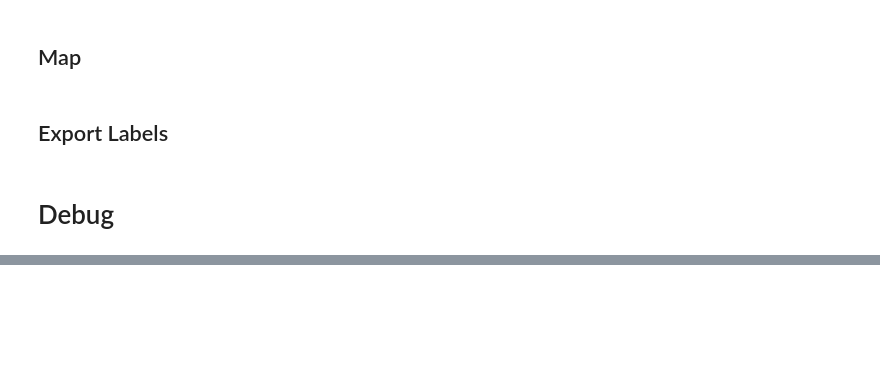
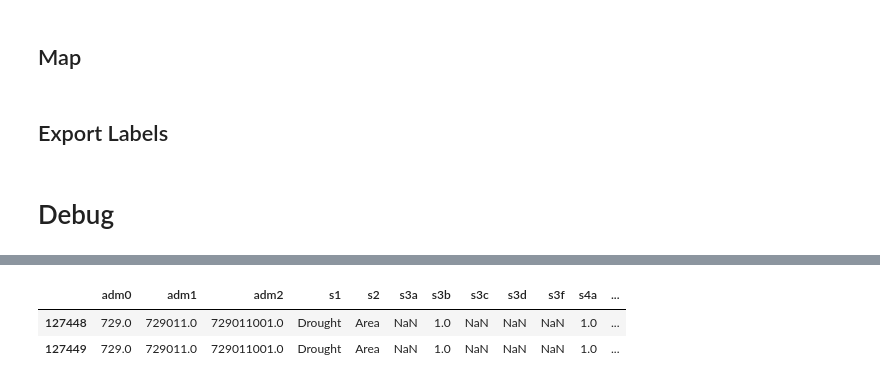
Before and after one commit to Queeno11/CLIENT-v2, a Jupyter notebook: 06_bases_webpage.ipynb, the cells around one changed output, grey strips where cells are left out. Cells and saved outputs as stored; diff of their text form; code cells hidden in the pictures; blank space fills up the shorter version.

```diff
--- a/06_bases_webpage.ipynb
+++ b/06_bases_webpage.ipynb
@@ -306,0 +340,6 @@ df.to_csv(r"D:\World Bank\CLIENT v2\Data\Data_out\for webpage\selector_labels.cs
+# %%
+test[test.duplicated(subset=["adm0","adm1","adm2"], keep=False)]
+# %% [output]
+|  | adm0 | adm1 | adm2 | s1 | s2 | s3a | s3b | s3c | s3d | s3f | s4a | ... |
+| 127448 | 729.0 | 729011.0 | 729011001.0 | Drought | Area | NaN | 1.0 | NaN | NaN | NaN | 1.0 | ... |
+| 127449 | 729.0 | 729011.0 | 729011001.0 | Drought | Area | NaN | 1.0 | NaN | NaN | NaN | 1.0 | ... |
```
Also changed, not shown: parts of 6 cells of this notebook.
